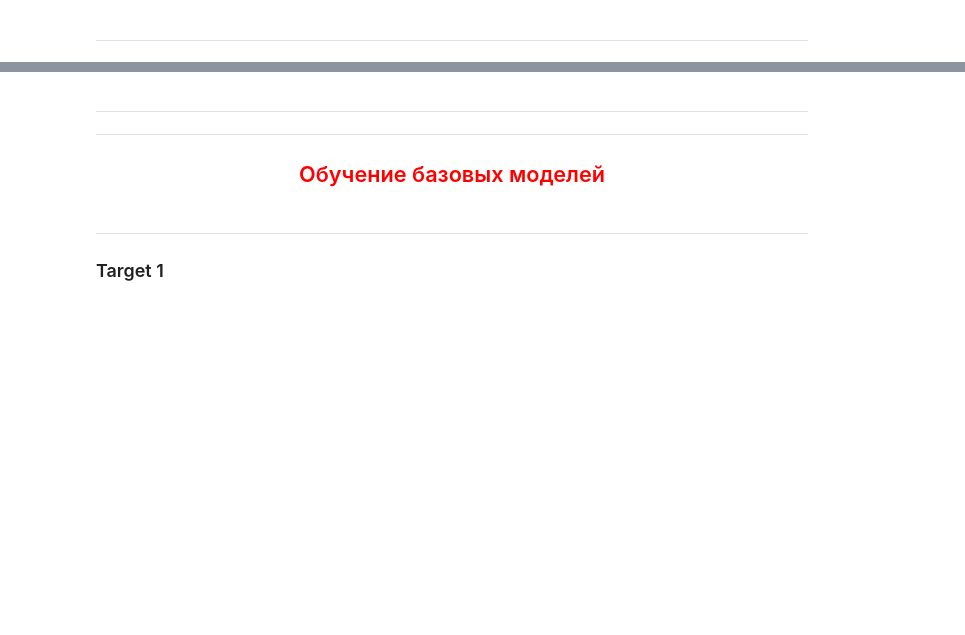
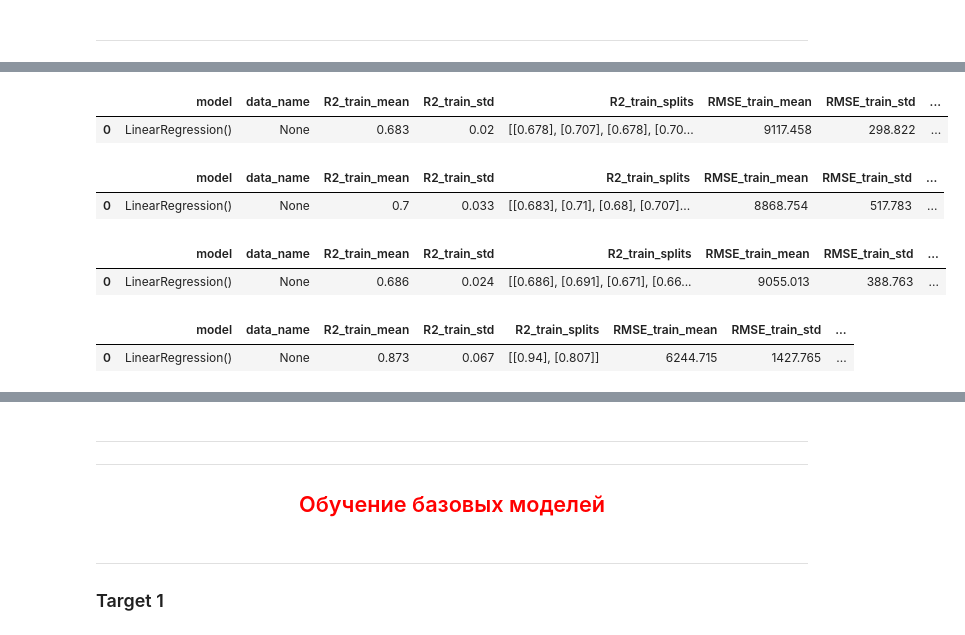
Before and after one commit to NazarovMichail/ds_nms, a Jupyter notebook: training_test.ipynb, the cells around one changed output, grey strips where cells are left out. Saved outputs shown, nothing was run; the diff lists cells and outputs as text; code cells hidden in the pictures; blank space fills up the shorter version.

```diff
--- a/training_test.ipynb
+++ b/training_test.ipynb
@@ -231,0 +254,44 @@ X_test_poly_corr_1.shape, target_test_1.shape,X_test_poly_corr_2.shape, target_t
+# %%
+trained_model, result_dict = model_train.train_cv(X=X_train_1, y=target_train_1,
+                                                  model=LinearRegression(),
+                                                  cv_type='loo',
+                                                  metric_best='RE_val')
+
+pd.DataFrame([result_dict])
+# %% [output]
+|  | model | data_name | R2_train_mean | R2_train_std | R2_train_splits | RMSE_train_mean | RMSE_train_std | ... |
+| 0 | LinearRegression() | None | 0.683 | 0.02 | [[0.678], [0.707], [0.678], [0.70... | 9117.458 | 298.822 | ... |
+# %%
+trained_model, result_dict = model_train.train_cv(X=X_train_1, y=target_train_1,
+                                                  model=LinearRegression(),
+                                                  cv_type='stratify',
+                                                  metric_best='RE_val',
+                                                  n_splits=8)
+
+pd.DataFrame([result_dict])
+# %% [output]
+|  | model | data_name | R2_train_mean | R2_train_std | R2_train_splits | RMSE_train_mean | RMSE_train_std | ... |
+| 0 | LinearRegression() | None | 0.7 | 0.033 | [[0.683], [0.71], [0.68], [0.707]... | 8868.754 | 517.783 | ... |
+# %%
+trained_model, result_dict = model_train.train_cv(X=X_train_1, y=target_train_1,
+                                                  model=LinearRegression(),
+                                                  cv_type='kf',
+                                                  metric_best='RE_val',
+                                                  n_splits=15)
+
+pd.DataFrame([result_dict])
+# %% [output]
+|  | model | data_name | R2_train_mean | R2_train_std | R2_train_splits | RMSE_train_mean | RMSE_train_std | ... |
+| 0 | LinearRegression() | None | 0.686 | 0.024 | [[0.686], [0.691], [0.671], [0.66... | 9055.013 | 388.763 | ... |
+# %%
+trained_model, result_dict = model_train.train_cv(X=X_train_1, y=target_train_1,
+                                                  model=LinearRegression(),
+                                                  cv_type='ts',
+                                                  metric_best='R2_val',
+                                                  train_size=8,
+                                                  val_size=10)
+
+pd.DataFrame([result_dict])
+# %% [output]
+|  | model | data_name | R2_train_mean | R2_train_std | R2_train_splits | RMSE_train_mean | RMSE_train_std | ... |
+| 0 | LinearRegression() | None | 0.873 | 0.067 | [[0.94], [0.807]] | 6244.715 | 1427.765 | ... |
```
Also changed, not shown: parts of 18 cells of this notebook, 6 other files.
